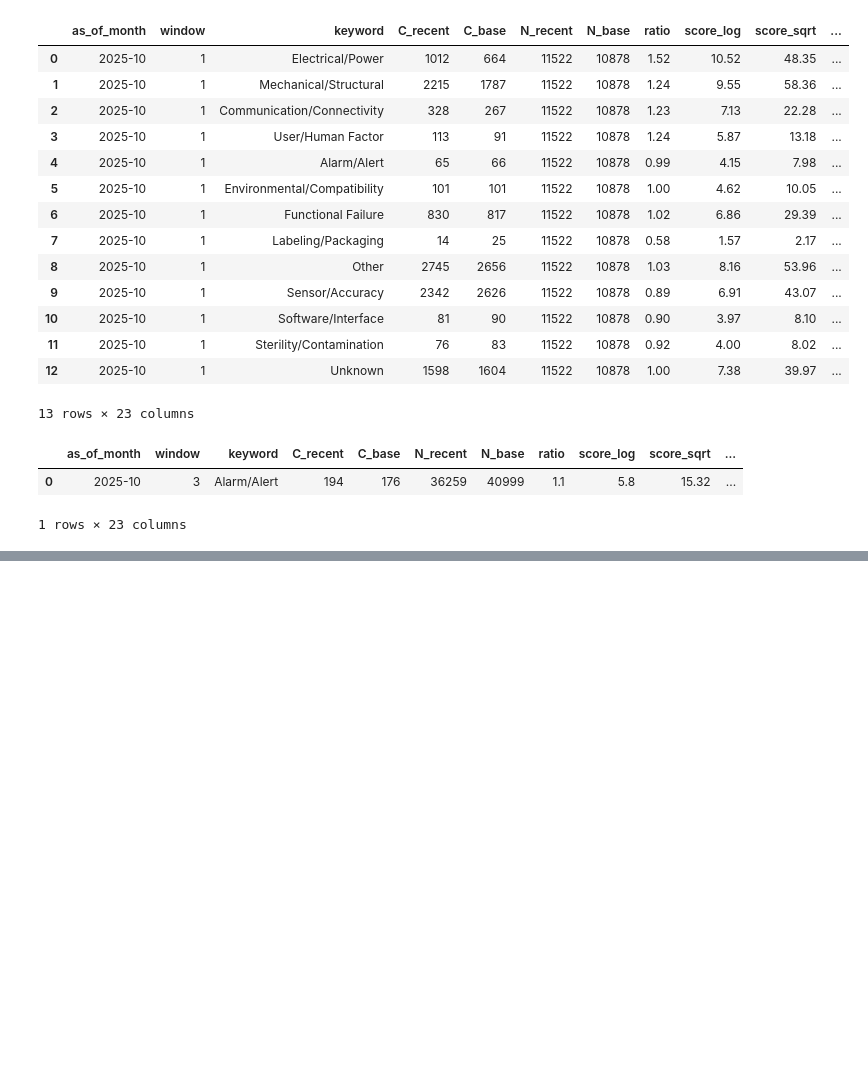
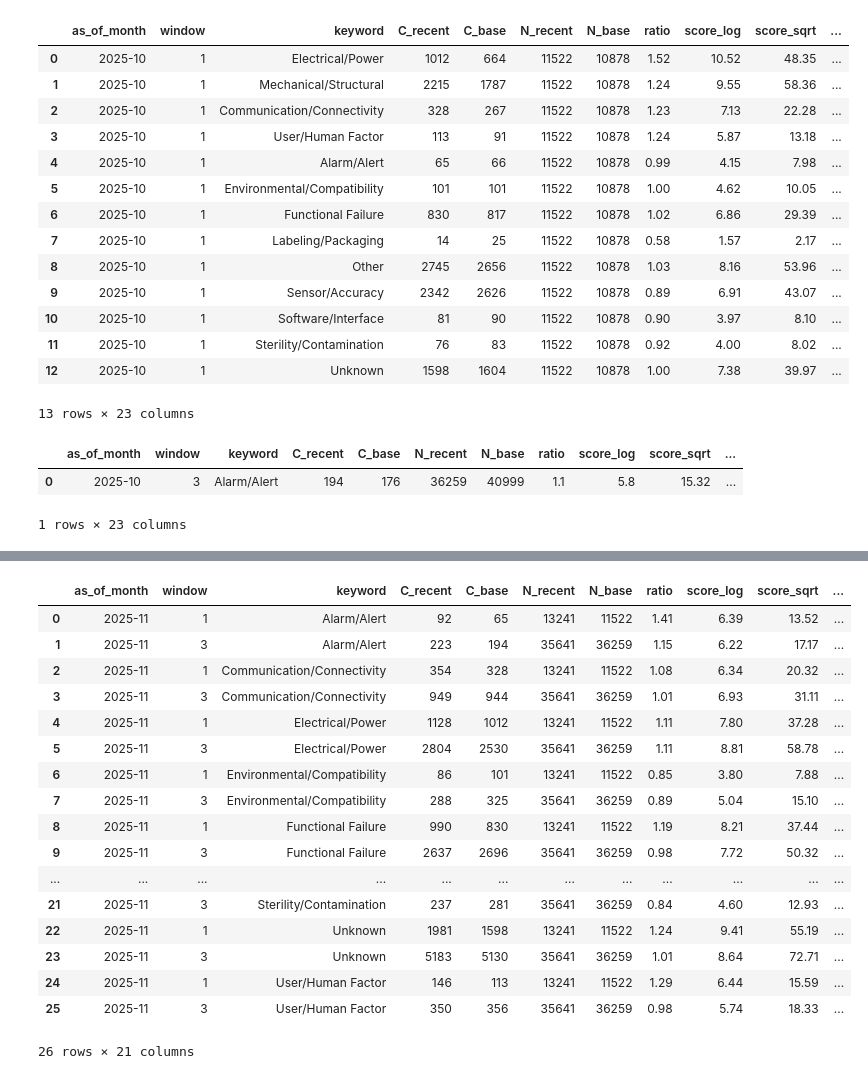
Before and after one commit to cye2020/maude_alert_system, a Jupyter notebook: notebooks/이상치 탐지.ipynb, the cells around one changed output, grey strips where cells are left out. Drawn from its saved outputs; the diff is of its cells as text; code cells hidden in the pictures; blank space fills up the shorter version.

```diff
--- a/notebooks/이상치 탐지.ipynb
+++ b/notebooks/이상치 탐지.ipynb
@@ -1826,0 +1843,5 @@ spikes.collect().to_pandas()
+# %%
+from src.utils.baseline_aggregator import BaselineAggregator
+
+aggregator = BaselineAggregator(lf)
+baseline_lf = aggregator.create_baseline_table()
@@ -1826,0 +1860,21 @@ spikes.collect().to_pandas()
+# %%
+baseline_lf.collect().to_pandas()
+# %% [output]
+|  | as_of_month | window | keyword | C_recent | C_base | N_recent | N_base | ratio | score_log | score_sqrt | ... |
+| 0 | 2025-11 | 1 | Alarm/Alert | 92 | 65 | 13241 | 11522 | 1.41 | 6.39 | 13.52 | ... |
+| 1 | 2025-11 | 3 | Alarm/Alert | 223 | 194 | 35641 | 36259 | 1.15 | 6.22 | 17.17 | ... |
+| 2 | 2025-11 | 1 | Communication/Connectivity | 354 | 328 | 13241 | 11522 | 1.08 | 6.34 | 20.32 | ... |
+| 3 | 2025-11 | 3 | Communication/Connectivity | 949 | 944 | 35641 | 36259 | 1.01 | 6.93 | 31.11 | ... |
+| 4 | 2025-11 | 1 | Electrical/Power | 1128 | 1012 | 13241 | 11522 | 1.11 | 7.80 | 37.28 | ... |
+| 5 | 2025-11 | 3 | Electrical/Power | 2804 | 2530 | 35641 | 36259 | 1.11 | 8.81 | 58.78 | ... |
+| 6 | 2025-11 | 1 | Environmental/Compatibility | 86 | 101 | 13241 | 11522 | 0.85 | 3.80 | 7.88 | ... |
+| 7 | 2025-11 | 3 | Environmental/Compatibility | 288 | 325 | 35641 | 36259 | 0.89 | 5.04 | 15.10 | ... |
+| 8 | 2025-11 | 1 | Functional Failure | 990 | 830 | 13241 | 11522 | 1.19 | 8.21 | 37.44 | ... |
+| 9 | 2025-11 | 3 | Functional Failure | 2637 | 2696 | 35641 | 36259 | 0.98 | 7.72 | 50.32 | ... |
+| ... | ... | ... | ... | ... | ... | ... | ... | ... | ... | ... | ... |
+| 21 | 2025-11 | 3 | Sterility/Contamination | 237 | 281 | 35641 | 36259 | 0.84 | 4.60 | 12.93 | ... |
+| 22 | 2025-11 | 1 | Unknown | 1981 | 1598 | 13241 | 11522 | 1.24 | 9.41 | 55.19 | ... |
+| 23 | 2025-11 | 3 | Unknown | 5183 | 5130 | 35641 | 36259 | 1.01 | 8.64 | 72.71 | ... |
+| 24 | 2025-11 | 1 | User/Human Factor | 146 | 113 | 13241 | 11522 | 1.29 | 6.44 | 15.59 | ... |
+| 25 | 2025-11 | 3 | User/Human Factor | 350 | 356 | 35641 | 36259 | 0.98 | 5.74 | 18.33 | ... |
+26 rows × 21 columns
```
Also changed, not shown: parts of 4 cells of this notebook, 1 other file.
